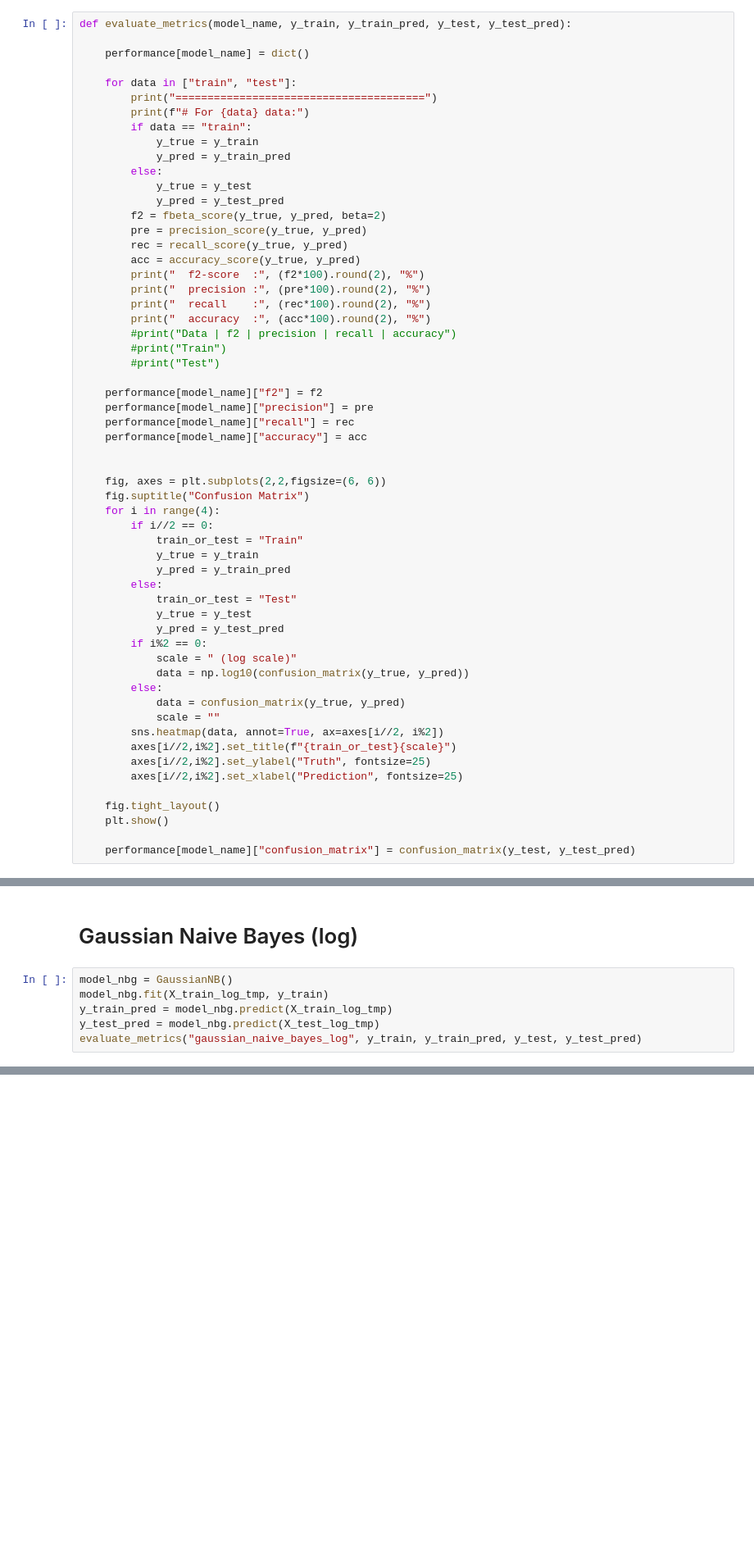
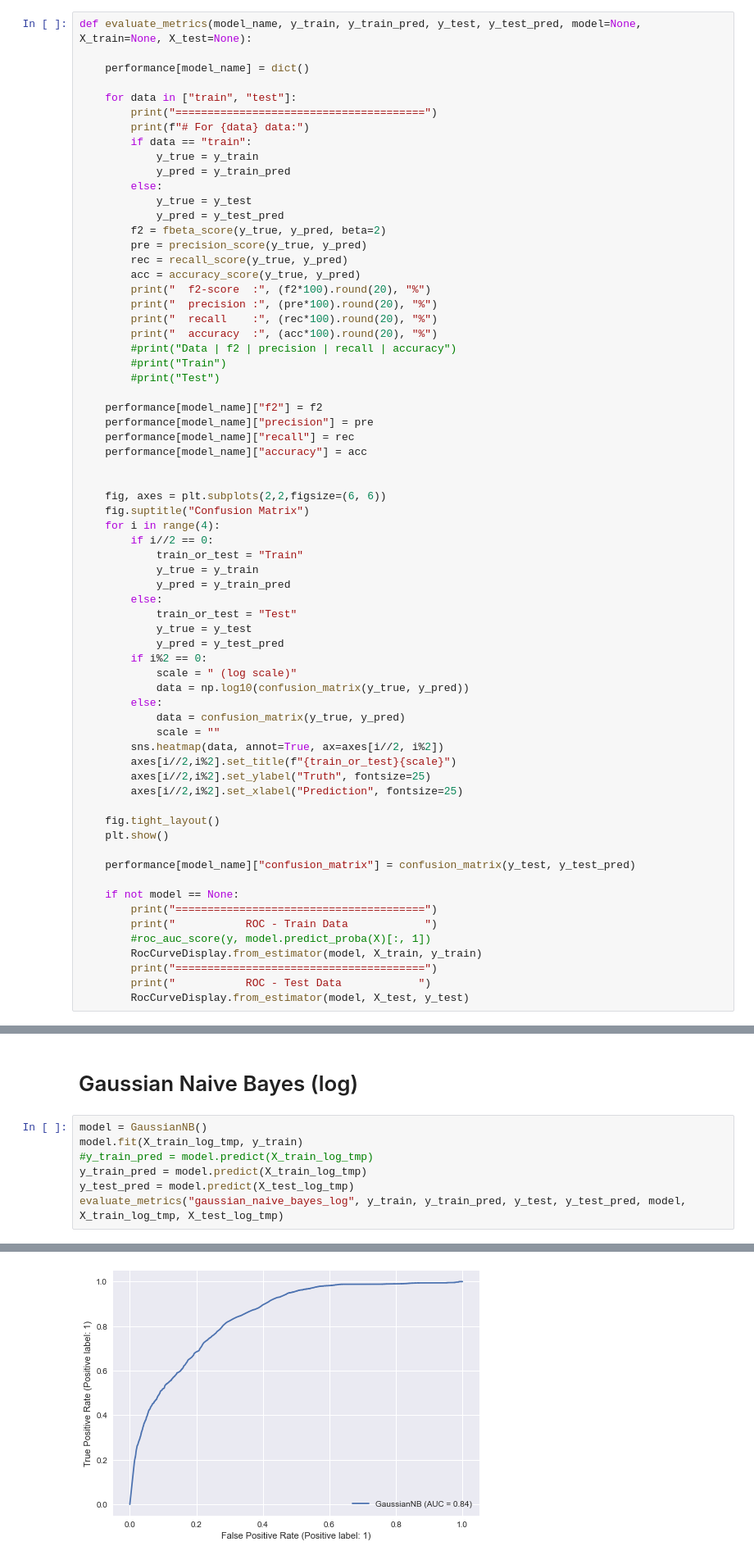
Before and after one commit to wcmphysics/DataScienceBootcamp-Capstone, a Jupyter notebook: notebooks/cmw_modeling.ipynb, the cells around one changed output, grey strips where cells are left out. Shown at 82% size. Saved outputs shown, nothing was run; the diff lists cells and outputs as text; blank space fills up the shorter version.

```diff
--- a/notebooks/cmw_modeling.ipynb
+++ b/notebooks/cmw_modeling.ipynb
@@ -394,7 +394,7 @@ performance = dict()
 # %% [markdown]
 Define the function for showing results of a model:
 # %%
-def evaluate_metrics(model_name, y_train, y_train_pred, y_test, y_test_pred):
+def evaluate_metrics(model_name, y_train, y_train_pred, y_test, y_test_pred, model=None, X_train=None, X_test=None):
 
     performance[model_name] = dict()
 
@@ -411,10 +411,10 @@ def evaluate_metrics(model_name, y_train, y_train_pred, y_test, y_test_pred):
         pre = precision_score(y_true, y_pred)
         rec = recall_score(y_true, y_pred)
         acc = accuracy_score(y_true, y_pred)
-        print("  f2-score  :", (f2*100).round(2), "%")
-        print("  precision :", (pre*100).round(2), "%")
-        print("  recall    :", (rec*100).round(2), "%")
-        print("  accuracy  :", (acc*100).round(2), "%")
+        print("  f2-score  :", (f2*100).round(20), "%")
+        print("  precision :", (pre*100).round(20), "%")
+        print("  recall    :", (rec*100).round(20), "%")
+        print("  accuracy  :", (acc*100).round(20), "%")
         #print("Data | f2 | precision | recall | accuracy")
         #print("Train")
         #print("Test")
@@ -451,3 +451,12 @@ def evaluate_metrics(model_name, y_train, y_train_pred, y_test, y_test_pred):
     plt.show()
 
     performance[model_name]["confusion_matrix"] = confusion_matrix(y_test, y_test_pred)
+
+    if not model == None:
+        print("=======================================")
+        print("           ROC - Train Data            ")
+        #roc_auc_score(y, model.predict_proba(X)[:, 1])
+        RocCurveDisplay.from_estimator(model, X_train, y_train)
+        print("=======================================")
+        print("           ROC - Test Data            ")
+        RocCurveDisplay.from_estimator(model, X_test, y_test)
@@ -759,11 +771,12 @@ evaluate_metrics("gaussian_naive_bayes_raw", y_train, y_train_pred, y_test, y_te
 # %% [markdown]
 # Gaussian Naive Bayes (log)
 # %%
-model_nbg = GaussianNB()
-model_nbg.fit(X_train_log_tmp, y_train)
-y_train_pred = model_nbg.predict(X_train_log_tmp)
-y_test_pred = model_nbg.predict(X_test_log_tmp)
-evaluate_metrics("gaussian_naive_bayes_log", y_train, y_train_pred, y_test, y_test_pred)
+model = GaussianNB()
+model.fit(X_train_log_tmp, y_train)
+#y_train_pred = model.predict(X_train_log_tmp)
+y_train_pred = model.predict(X_train_log_tmp)
+y_test_pred = model.predict(X_test_log_tmp)
+evaluate_metrics("gaussian_naive_bayes_log", y_train, y_train_pred, y_test, y_test_pred, model, X_train_log_tmp, X_test_log_tmp)
 # %% [output]
 =======================================
 # For train data:
@@ -780,0 +798 @@ evaluate_metrics("gaussian_naive_bayes_log", y_train, y_train_pred, y_test, y_te
+[figure, added]
```
Also changed, not shown: parts of 25 cells of this notebook, 1 other file.
